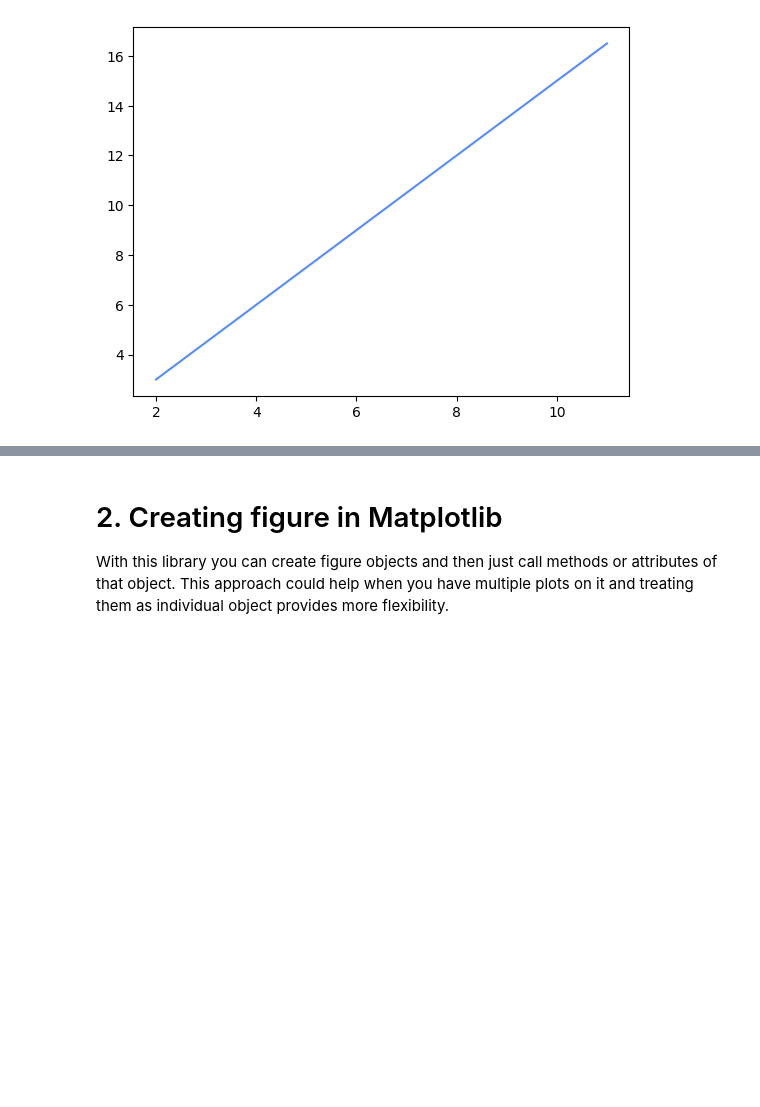
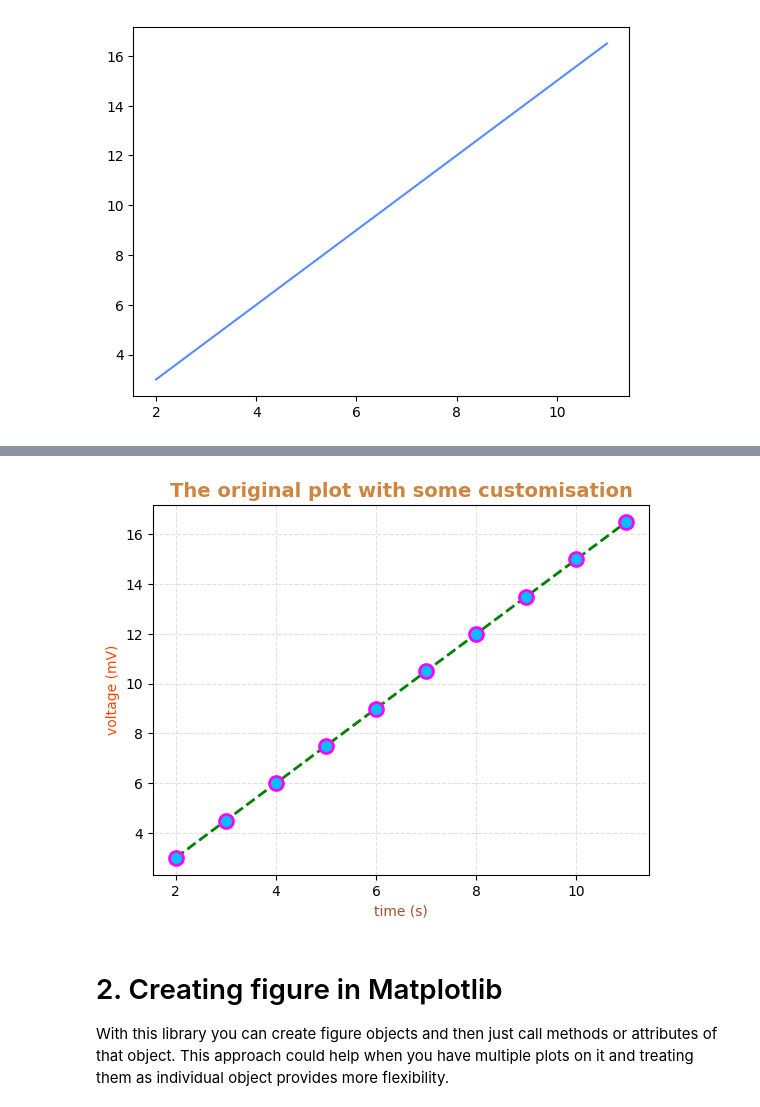
Before and after one commit to nirvana644/IATD-Machine-Learning-Algorithms, a Jupyter notebook: 1_c_MatplotlibRefresher.ipynb, the cells around one changed output, grey strips where cells are left out. Saved outputs shown, nothing was run; the diff lists cells and outputs as text; code cells hidden in the pictures; blank space fills up the shorter version.

Commit message:
Labs week 1 finishes lab 3

```diff
--- a/1_c_MatplotlibRefresher.ipynb
+++ b/1_c_MatplotlibRefresher.ipynb
@@ -68,3 +76,34 @@ You can customise the plots using some other aruguments to the plot call. Visit
+# %%
+fig, ax = plt.subplots()
+ax.plot(x, y, linestyle='--', linewidth=2, color='green', marker='o', markersize=10, markerfacecolor='deepskyblue', markeredgewidth=2, markeredgecolor='fuchsia')
+
+#ax.set(xlabel='time (s)', ylabel='voltage (mV)', title='The original plot with some customisation')
+
+ax.set_title(
+    'The original plot with some customisation',
+    color='peru',
+    fontweight='bold',
+    fontsize=14,
+)
+ax.set_xlabel('time (s)', color='sienna')
+ax.set_ylabel('voltage (mV)', color='orangered')
+
+# Create a subtle, light gray dashed grid line behind the data
+ax.grid(
+    visible=True,           # Ensure grid is visible
+    color='lightgray',      # Line color
+    linestyle='--',         # Dashed line style
+    linewidth=0.8,          # Line thickness
+    alpha=0.7               # Transparency
+)
+
+# Keep the grid lines behind your plotted data lines/bars
+ax.set_axisbelow(True)
+
+fig.savefig('./images/week_1/plot1_customised.png', bbox_inches='tight')
+plt.show()
+# %% [output]
+[figure, added]
 # %% [markdown]
 <h1>2. Creating figure in Matplotlib</h1>
 With this library you can create figure objects and then just call methods or attributes of that object. This approach could help when you have multiple plots on it and treating them as individual object provides more flexibility.
```
Also changed, not shown: parts of 19 cells of this notebook, 10 other files.
